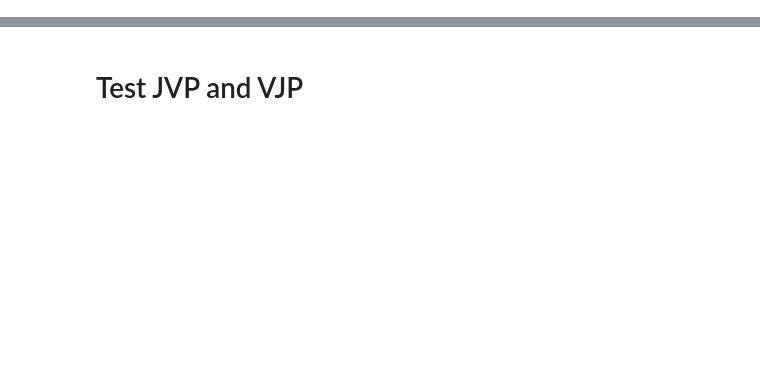
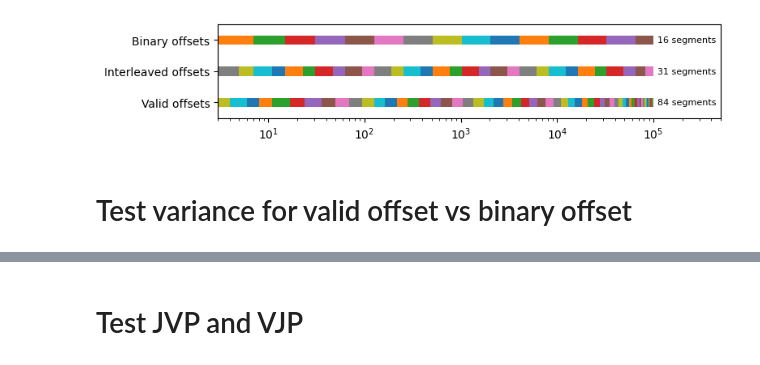
Before and after one commit to stanford-ism/graphgp, a Jupyter notebook: new.ipynb, the cells around one changed output, grey strips where cells are left out. Saved outputs shown, nothing was run; the diff lists cells and outputs as text; code cells hidden in the pictures; blank space fills up the shorter version.

```diff
--- a/new.ipynb
+++ b/new.ipynb
@@ -31,0 +94,24 @@ def default_setup(rng_key):
+# %%
+plt.figure(figsize=(8, 1.5))
+
+for i in range(len(binary_offsets)):
+    prev = binary_offsets[i - 1] if i > 0 else 0
+    plt.barh(2, binary_offsets[i] - prev, .3, left=prev)
+plt.text(1.1*n_points, 2, f'{len(binary_offsets)} segments', va='center', ha='left', fontsize=8)
+
+for i in range(len(interleaved_offsets)):
+    prev = interleaved_offsets[i - 1] if i > 0 else 0
+    plt.barh(1, interleaved_offsets[i] - prev, .3, left=prev)
+plt.text(1.1*n_points, 1, f'{len(interleaved_offsets)} segments', va='center', ha='left', fontsize=8)
+
+for i in range(len(valid_offsets)):
+    prev = valid_offsets[i - 1] if i > 0 else 0
+    plt.barh(0, valid_offsets[i] - prev, .3, left=prev)
+plt.text(1.1*n_points, 0, f'{len(valid_offsets)} segments', va='center', ha='left', fontsize=8)
+
+plt.gca().set(xscale='log', ylim=(-0.5, 2.5), xlim=(valid_offsets[0], 5*n_points), yticks=[0, 1, 2], yticklabels=['Valid offsets', 'Interleaved offsets', 'Binary offsets'])
+plt.show()
+# %% [output]
+[figure, added]
+# %% [markdown]
+# Test variance for valid offset vs binary offset
```
Also changed, not shown: parts of 63 cells of this notebook, 4 other files.
